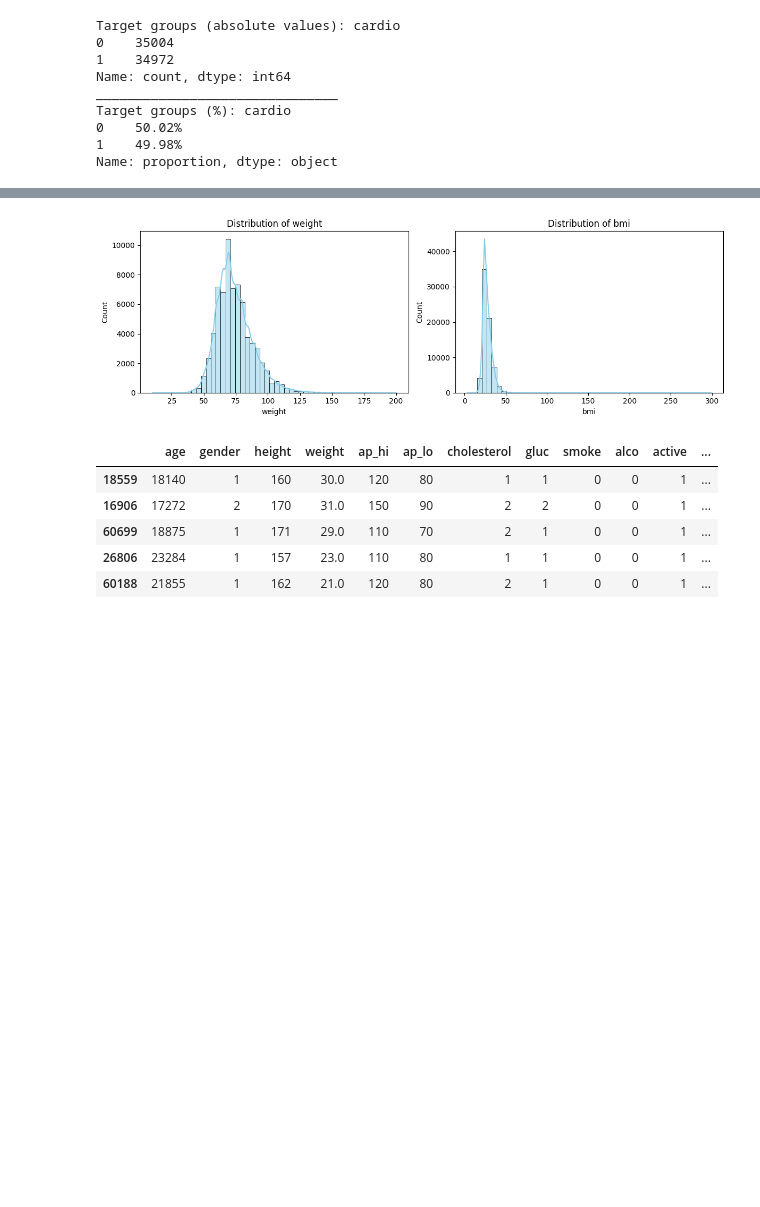
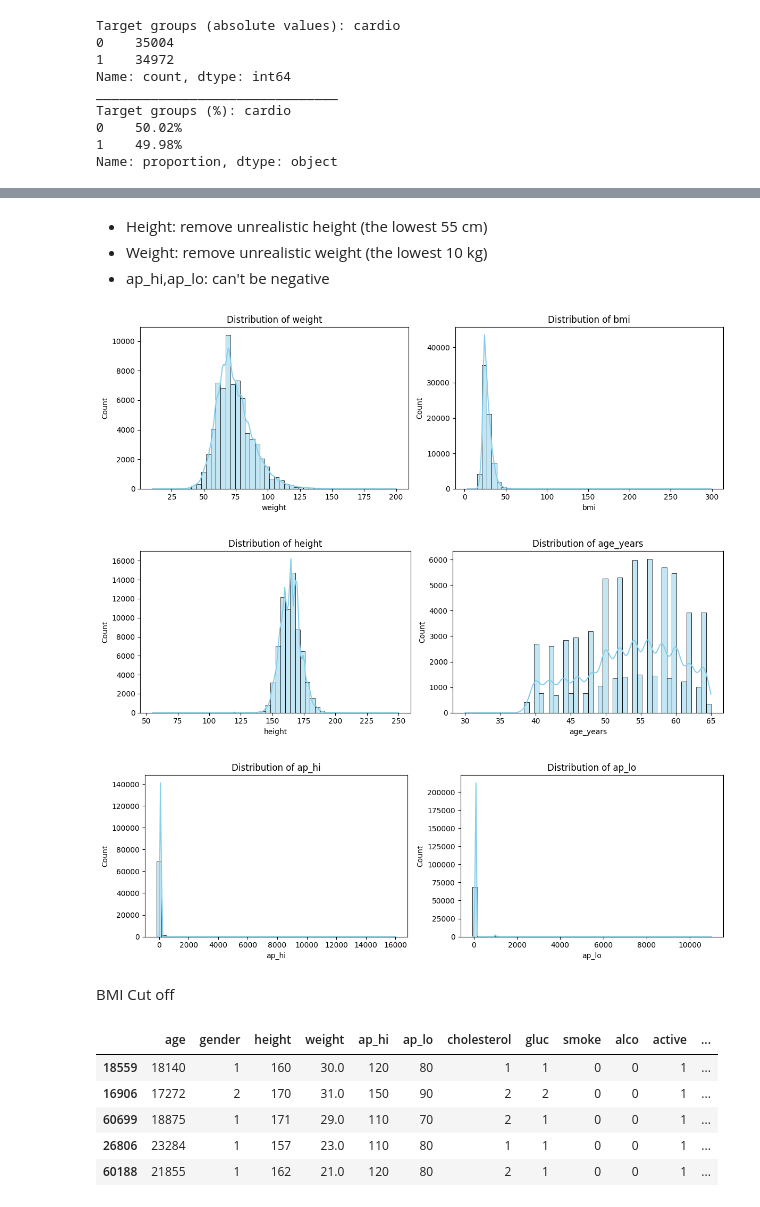
Before and after one commit to lizabguercho/DI_Final_Project_CVD, a Jupyter notebook: Final_project.ipynb, the cells around one changed output, grey strips where cells are left out. Cells and saved outputs as stored; diff of their text form; code cells hidden in the pictures; blank space fills up the shorter version.

Commit message:
cleaned notebook until plots

```diff
--- a/Final_project.ipynb
+++ b/Final_project.ipynb
@@ -178,0 +207,2 @@ Observation: Positive class (cardio disease) = 49.7% -> mild imbalance.
+# %%
+df_clean = df.copy()
@@ -179,3 +211,5 @@ Observation: Positive class (cardio disease) = 49.7% -> mild imbalance.
 # %%
-df["age_years"]= (df["age"] / 365).round().astype(int)
-df["bmi"] = (df["weight"] / (df["height"]/100)**2).round(1)
+# 1. Convert age in days to years
+df_clean["age_years"]= (df_clean["age"] / 365).round().astype(int)
+# 2. Calculate BMI
+df_clean["bmi"] = (df_clean["weight"] / (df_clean["height"]/100)**2).round(1)
@@ -251,5 +240,15 @@ Min: 3.5,  Max: 298.7,  Unique: 494
+# %% [markdown]
+- Height: remove unrealistic height (the lowest 55 cm)
+- Weight: remove unrealistic weight (the lowest 10 kg)
+- ap_hi,ap_lo: can't be negative
 # %%
-plot_hist(df,["weight","bmi"])
+plot_hist(df_clean,["weight","bmi"])
+plot_hist(df_clean,["height","age_years"])
+plot_hist(df,["ap_hi","ap_lo"])
 # %% [output]
 [figure]
+[figure, added]
+[figure, added]
+# %% [markdown]
+BMI Cut off
 # %%
```
Also changed, not shown: parts of 87 cells of this notebook.
